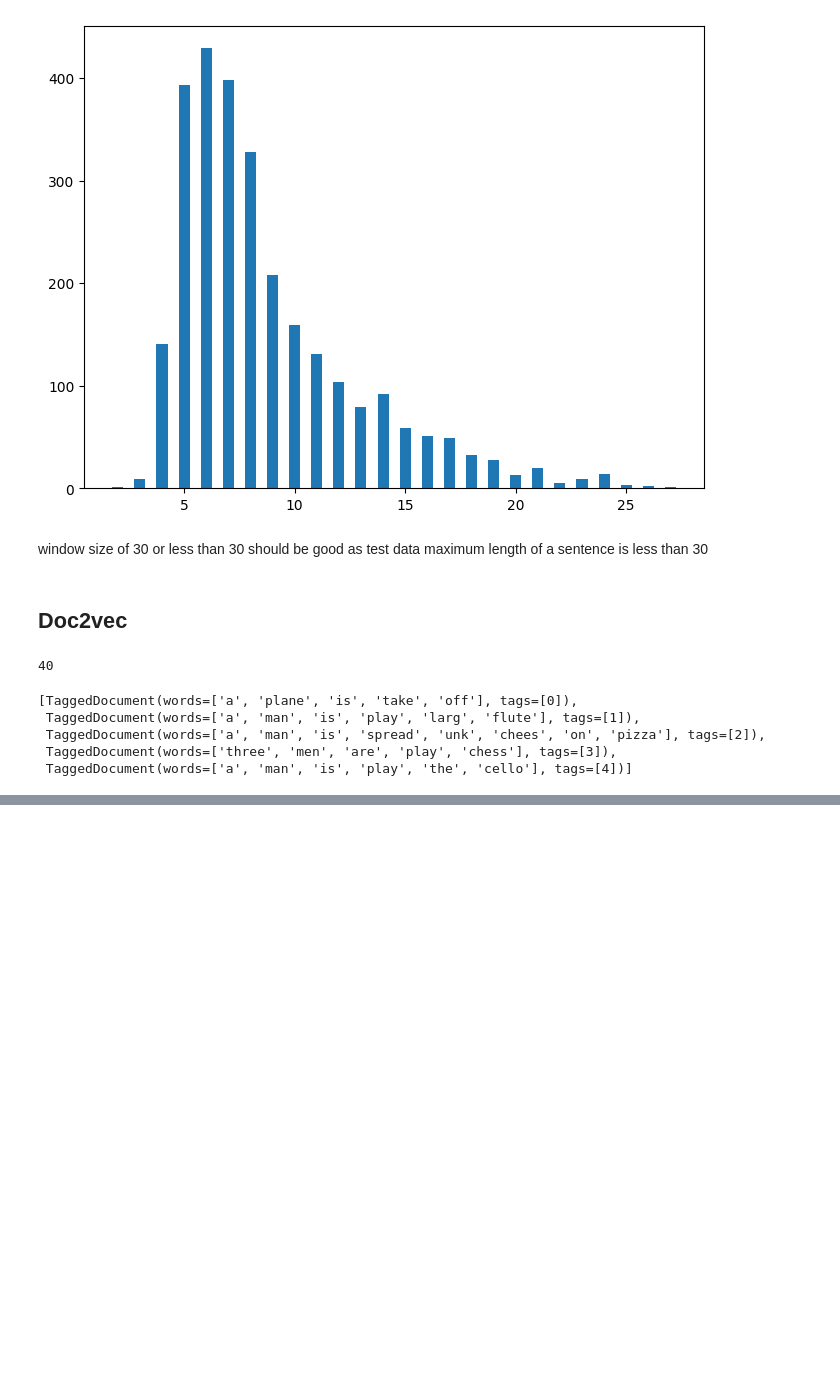
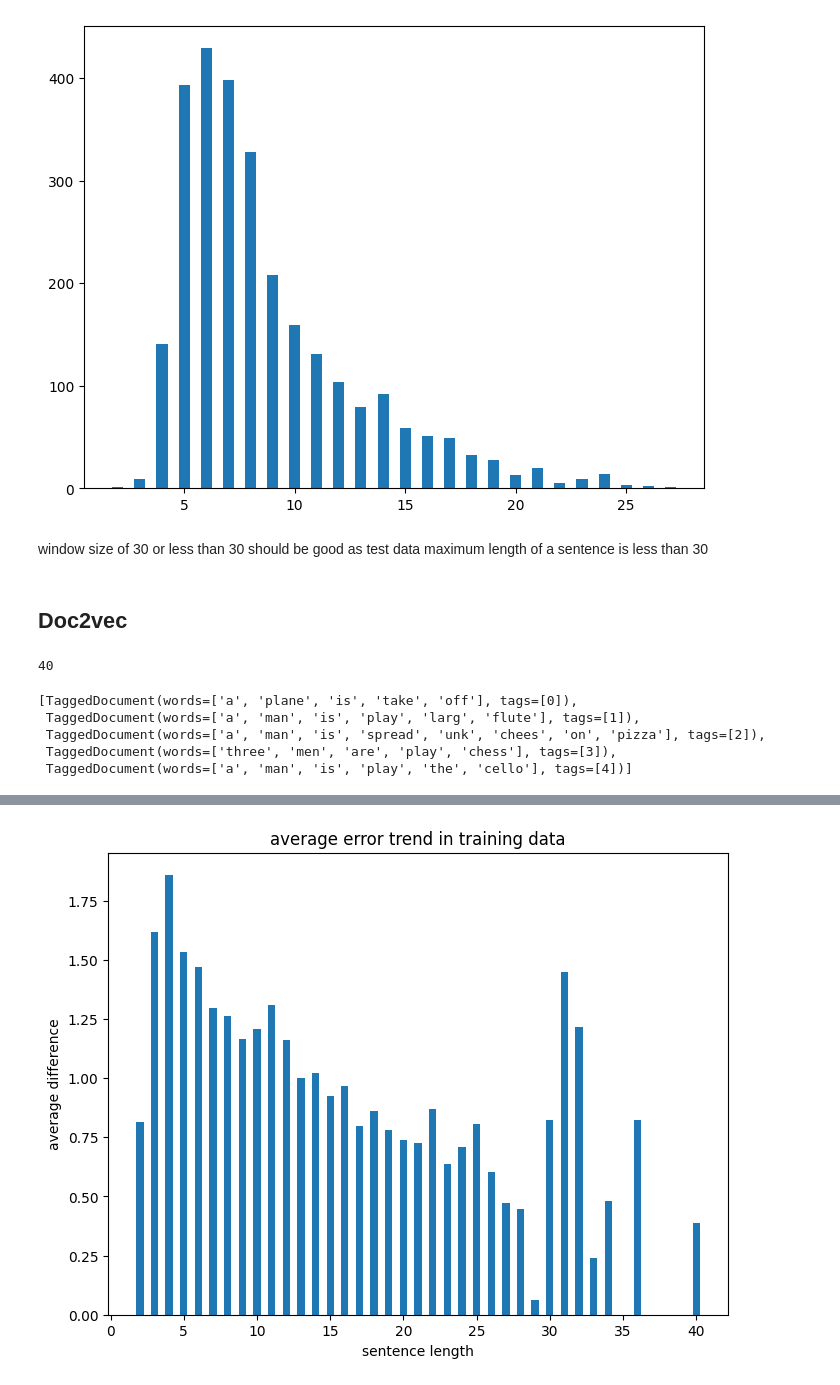
Before and after one commit to tanalpha-aditya/Advanced_Semantic_similarity, a Jupyter notebook: semantic_similiarity.ipynb, the cells around one changed output, grey strips where cells are left out. Cells and saved outputs as stored; diff of their text form; code cells hidden in the pictures; blank space fills up the shorter version.

```diff
--- a/semantic_similiarity.ipynb
+++ b/semantic_similiarity.ipynb
@@ -388,0 +391,4 @@ Pearson correlation coefficient: 0.35
+# %%
+train_df['sent_len'] = train_df.apply(max_len, axis=1)
+# %%
+train_df['diff'] = abs(train_df['score'] - train_df['y_pred'])
@@ -388,0 +404,13 @@ Pearson correlation coefficient: 0.35
+# %%
+grouped_df = train_df.groupby(['sent_len']).mean()
+# %%
+grouped_df['sent_length'] = grouped_df.index
+# %%
+fig, ax = plt.subplots(figsize=(8, 6))
+ax.bar(list(grouped_df.index), list(grouped_df['diff']), width=0.5)
+plt.title("average error trend in training data")
+plt.xlabel("sentence length")
+plt.ylabel("average difference")
+plt.show()
+# %% [output]
+[figure, added]
```
Also changed, not shown: parts of 23 cells of this notebook.
